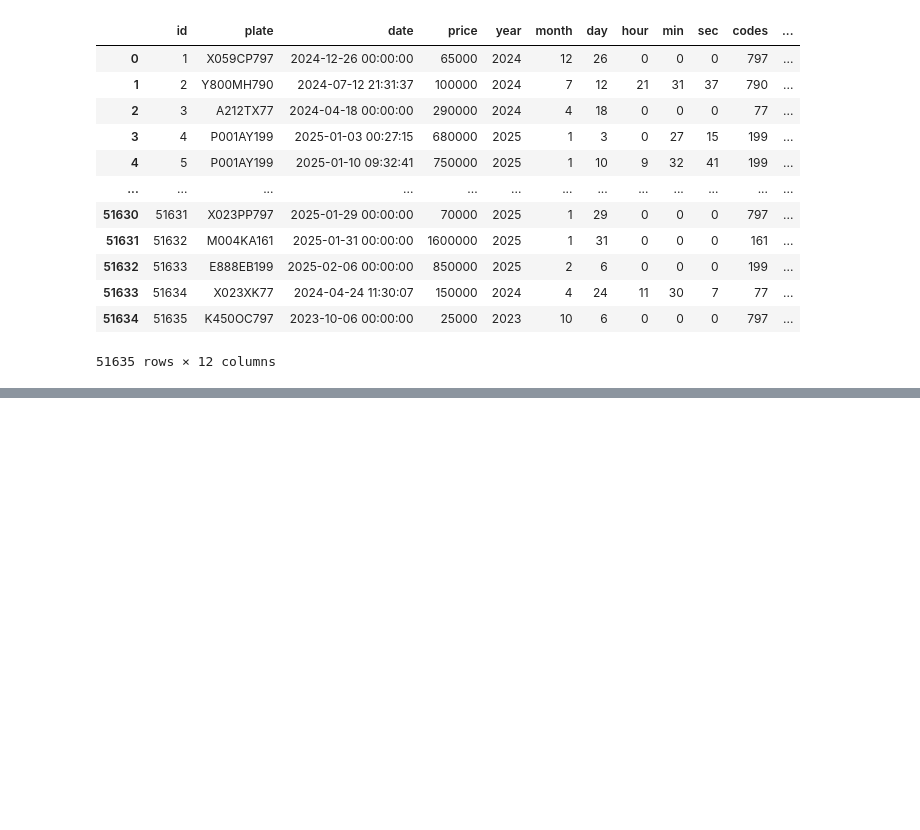
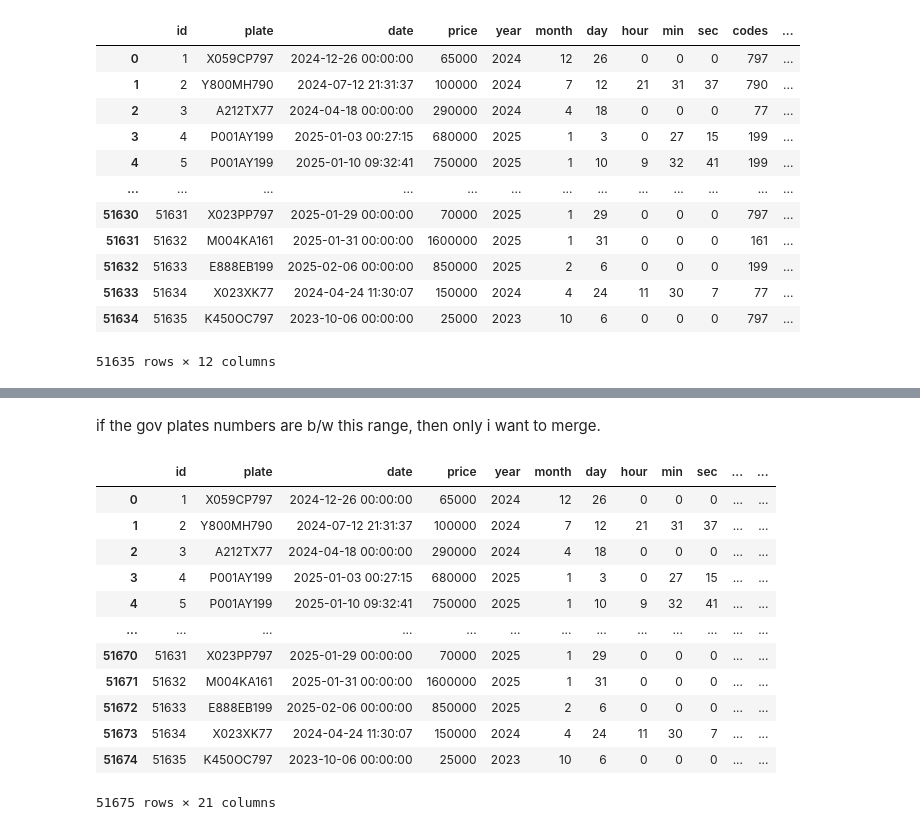
Before and after one commit to saimadhu27/car_plates_price_prediction, a Jupyter notebook: notebook.ipynb, the cells around one changed output, grey strips where cells are left out. Cells and saved outputs as stored; diff of their text form; code cells hidden in the pictures; blank space fills up the shorter version.

Commit message:
merging data

```diff
--- a/notebook.ipynb
+++ b/notebook.ipynb
@@ -252,6 +252,3 @@ data
 | 51633 | 51634 | X023XK77 | 2024-04-24 11:30:07 | 150000 | 2024 | 4 | 24 | 11 | 30 | 7 | 77 | ... |
 | 51634 | 51635 | K450OC797 | 2023-10-06 00:00:00 | 25000 | 2023 | 10 | 6 | 0 | 0 | 0 | 797 | ... |
 51635 rows × 12 columns
-# %%
-for key, value in GOVERNMENT_CODES.items():
-    print(key)
@@ -275,0 +255,9 @@ for key, value in GOVERNMENT_CODES.items():
+# %%
+def extract_from_plate(df):
+     """Extracts the letter prefix and numeric part from the car plate."""
+     df['plate_letters'] = df['plate'].apply(lambda x: ''.join([char for char in x if char.isalpha()]))  # Extract letters
+     df['plate_num'] = df['plate'].apply(lambda x: int(x[1:4]))  # Extract and convert numbers
+     return df
+# %%
+data = extract_from_plate(data)
+data.head()
@@ -275,0 +289,8 @@ for key, value in GOVERNMENT_CODES.items():
+# %%
+gov_df = pd.DataFrame([
+    {'letters': key[0], 'num_start': key[1][0], 'num_end': key[1][1],
+     'region': key[2], 'is_forbidden': val[1], 'has_advantage': val[2],
+     'significance_level': val[3]}
+    for key, val in GOVERNMENT_CODES.items()
+])
+gov_df.head()
@@ -275,0 +315,23 @@ for key, value in GOVERNMENT_CODES.items():
+# %% [markdown]
+if the gov plates numbers are b/w this range, then only i want to merge.
+# %%
+# **Merge with Government Data**
+data_merged = data.merge(gov_df,
+              left_on=['plate_letters', 'codes'],
+              right_on=['letters', 'region'],
+              how='left')
+data_merged
+# %% [output]
+|  | id | plate | date | price | year | month | day | hour | min | sec | ... | ... |
+| 0 | 1 | X059CP797 | 2024-12-26 00:00:00 | 65000 | 2024 | 12 | 26 | 0 | 0 | 0 | ... | ... |
+| 1 | 2 | Y800MH790 | 2024-07-12 21:31:37 | 100000 | 2024 | 7 | 12 | 21 | 31 | 37 | ... | ... |
+| 2 | 3 | A212TX77 | 2024-04-18 00:00:00 | 290000 | 2024 | 4 | 18 | 0 | 0 | 0 | ... | ... |
+| 3 | 4 | P001AY199 | 2025-01-03 00:27:15 | 680000 | 2025 | 1 | 3 | 0 | 27 | 15 | ... | ... |
+| 4 | 5 | P001AY199 | 2025-01-10 09:32:41 | 750000 | 2025 | 1 | 10 | 9 | 32 | 41 | ... | ... |
+| ... | ... | ... | ... | ... | ... | ... | ... | ... | ... | ... | ... | ... |
+| 51670 | 51631 | X023PP797 | 2025-01-29 00:00:00 | 70000 | 2025 | 1 | 29 | 0 | 0 | 0 | ... | ... |
+| 51671 | 51632 | M004KA161 | 2025-01-31 00:00:00 | 1600000 | 2025 | 1 | 31 | 0 | 0 | 0 | ... | ... |
+| 51672 | 51633 | E888EB199 | 2025-02-06 00:00:00 | 850000 | 2025 | 2 | 6 | 0 | 0 | 0 | ... | ... |
+| 51673 | 51634 | X023XK77 | 2024-04-24 11:30:07 | 150000 | 2024 | 4 | 24 | 11 | 30 | 7 | ... | ... |
+| 51674 | 51635 | K450OC797 | 2023-10-06 00:00:00 | 25000 | 2023 | 10 | 6 | 0 | 0 | 0 | ... | ... |
+51675 rows × 21 columns
```
Also changed, not shown: parts of 7 cells of this notebook, 1 other file.
